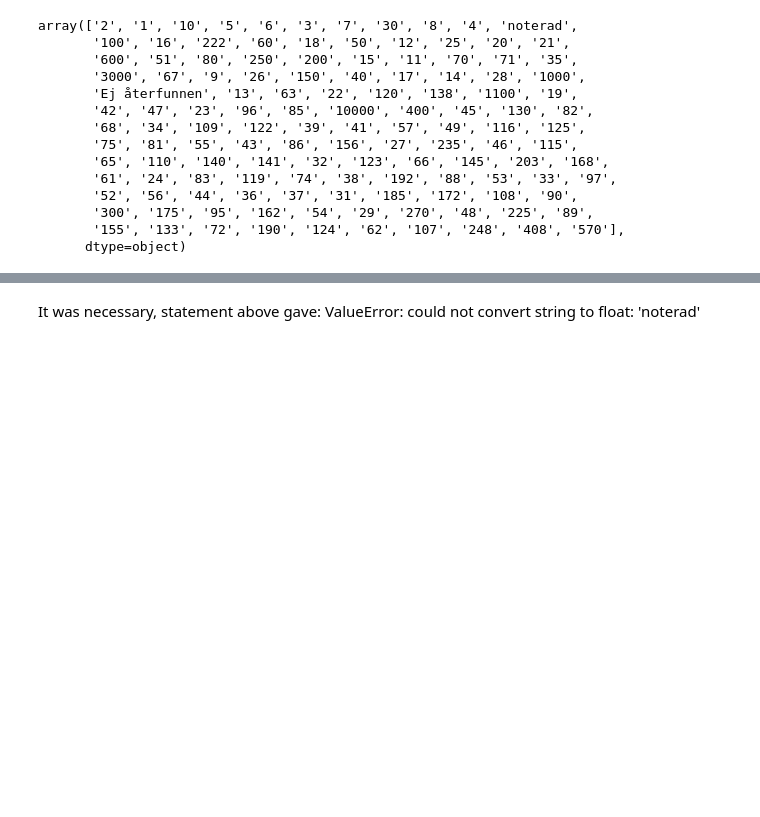
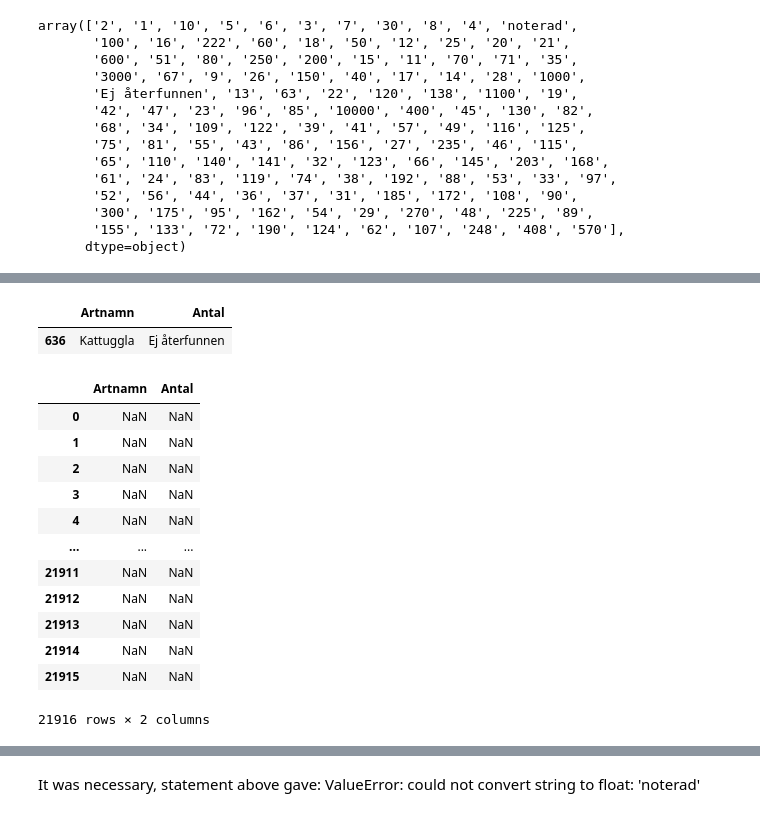
Before and after one commit to totatorbj/su-mt4007, a Jupyter notebook: HW3/HW3_investigation.ipynb, the cells around one changed output, grey strips where cells are left out. Cells and saved outputs as stored; diff of their text form; code cells hidden in the pictures; blank space fills up the shorter version.

```diff
--- a/HW3/HW3_investigation.ipynb
+++ b/HW3/HW3_investigation.ipynb
@@ -426,0 +485,21 @@ Check if it was unnecessary to replace 'noterad' and 'Ej återfunnen' separateky
+# %%
+artportalen_data_df[['Artnamn','Antal']].loc[artportalen_data_df['Antal'] == 'Ej återfunnen']
+# %% [output]
+|  | Artnamn | Antal |
+| 636 | Kattuggla | Ej återfunnen |
+# %%
+artportalen_data_df[['Artnamn','Antal']].where(artportalen_data_df['Antal'] == 'noterad')
+# %% [output]
+|  | Artnamn | Antal |
+| 0 | NaN | NaN |
+| 1 | NaN | NaN |
+| 2 | NaN | NaN |
+| 3 | NaN | NaN |
+| 4 | NaN | NaN |
+| ... | ... | ... |
+| 21911 | NaN | NaN |
+| 21912 | NaN | NaN |
+| 21913 | NaN | NaN |
+| 21914 | NaN | NaN |
+| 21915 | NaN | NaN |
+21916 rows × 2 columns
```
Also changed, not shown: parts of 41 cells of this notebook.
